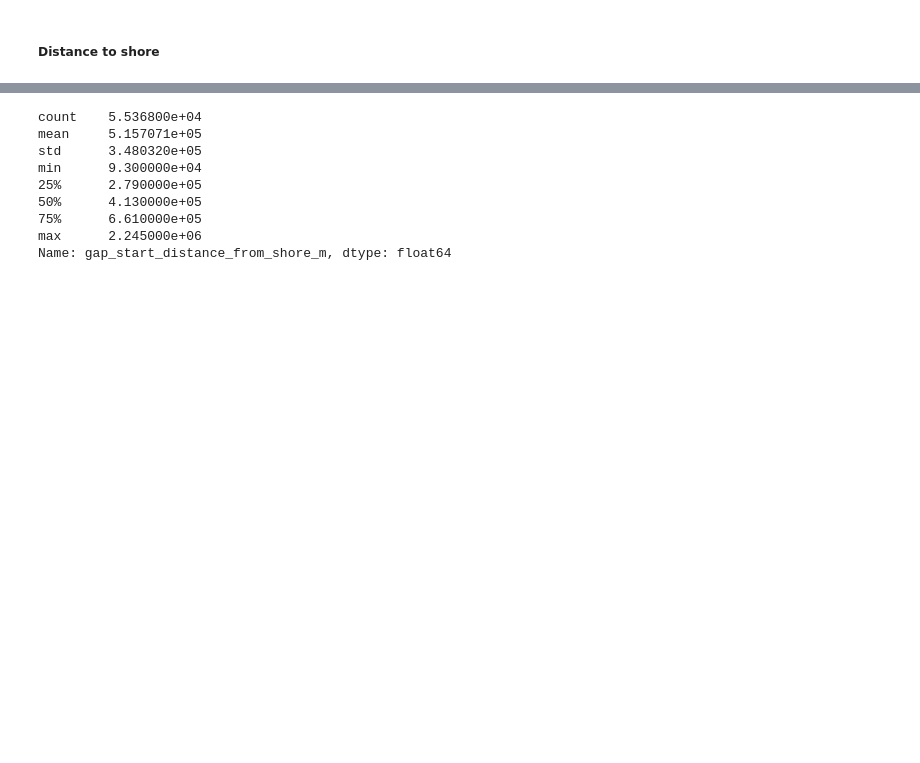
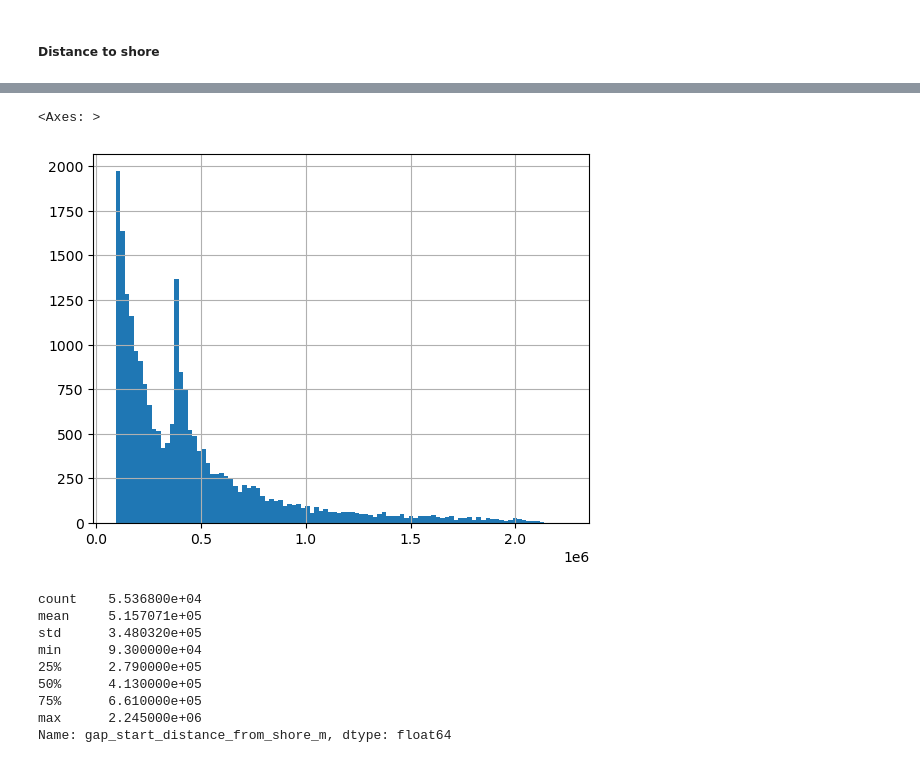
Before and after one commit to RRRan2333/ais_fishing_signal, a Jupyter notebook: main.ipynb, the cells around one changed output, grey strips where cells are left out. Saved outputs shown, nothing was run; the diff lists cells and outputs as text; code cells hidden in the pictures; blank space fills up the shorter version.

```diff
--- a/main.ipynb
+++ b/main.ipynb
@@ -281,3 +281,11 @@ df_main_no_china['gap_start_distance_from_shore_m'].hist(bins=100)
+# %%
+df_main_no_china = df_main[df_main['flag'] != 'CHN'].copy()
+df_main_minus2 = df_main_no_china[df_main_no_china['flag'] != 'TWN'].copy()
+df_main_minus3 = df_main_minus2[df_main_minus2['flag'] != 'ESP'].copy()
+df_main_minus3['gap_start_distance_from_shore_m'].hist(bins=100)
+# %% [output]
+<Axes: >
+[figure, added]
 # %%
 df_main['gap_start_distance_from_shore_m'].describe()
 # %% [output]
```
Also changed, not shown: parts of 1 cell of this notebook, 4 other files.
